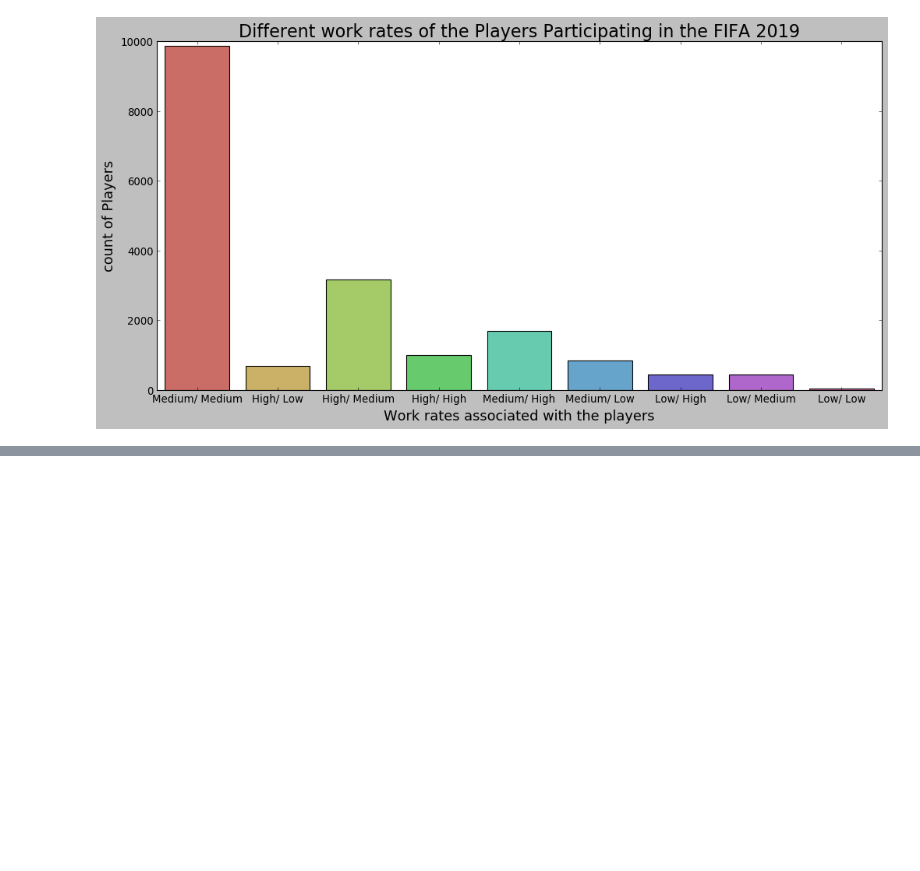
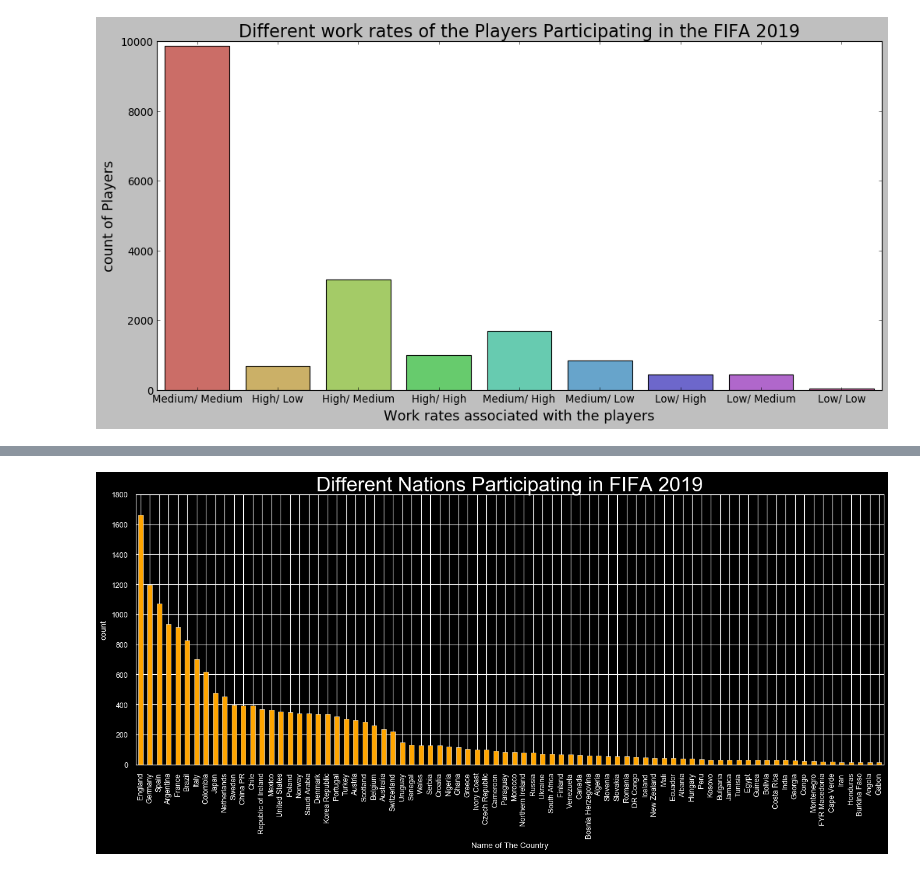
Before and after one commit to SiddarthSamdani/Fifa_Visualization, a Jupyter notebook: Fifa_Visualization.ipynb, the cells around one changed output, grey strips where cells are left out. Drawn from its saved outputs; the diff is of its cells as text; code cells hidden in the pictures; blank space fills up the shorter version.

```diff
--- a/Fifa_Visualization.ipynb
+++ b/Fifa_Visualization.ipynb
@@ -377,0 +421,11 @@ plt.show()
+# %%
+# To show Different nations participating in the FIFA 2019
+
+plt.style.use('dark_background')
+data['Nationality'].value_counts().head(80).plot.bar(color = 'orange', figsize = (20, 7))
+plt.title('Different Nations Participating in FIFA 2019', fontsize = 30, fontweight = 20)
+plt.xlabel('Name of The Country')
+plt.ylabel('count')
+plt.show()
+# %% [output]
+[figure, added]
```
Also changed, not shown: parts of 4 cells of this notebook.
